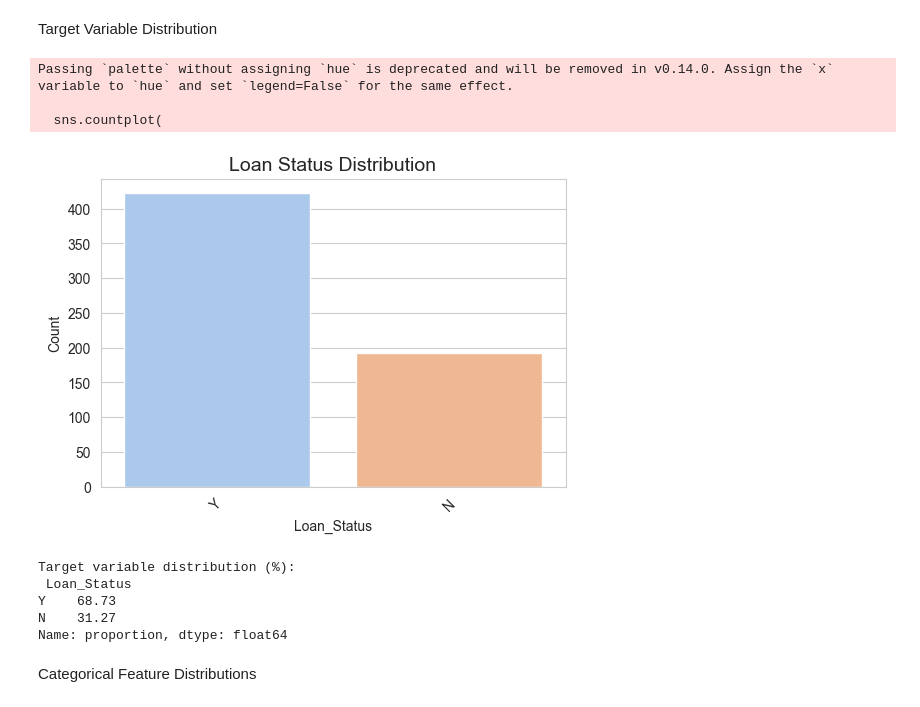
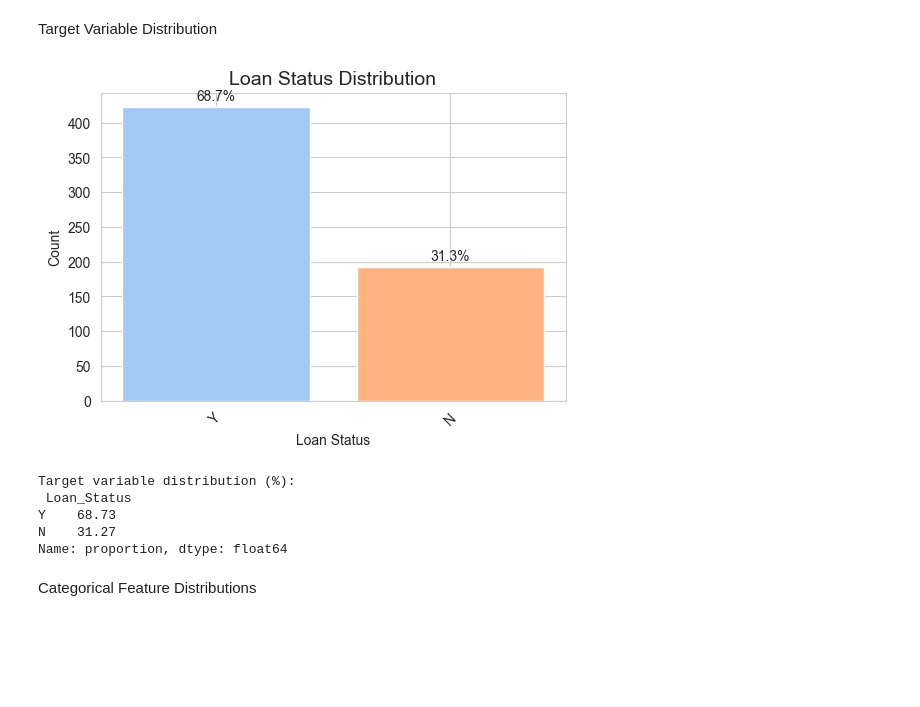
Before and after one commit to mechadns/loan-amount-prediction, a Jupyter notebook: Loan Amount Prediction.ipynb, the cells around one changed output. Cells and saved outputs as stored; diff of their text form; code cells hidden in the pictures; blank space fills up the shorter version.

```diff
--- a/Loan Amount Prediction.ipynb
+++ b/Loan Amount Prediction.ipynb
@@ -266,23 +137,37 @@ Target Variable Distribution
 # %%
 # Target variable distribution
 plt.figure(figsize=(6, 4))
-safe_countplot(train_df, 'Loan_Status', plt.gca())
+ax = plt.gca()
+safe_countplot(train_df, 'Loan_Status', ax)
 plt.title("Loan Status Distribution", fontsize=14)
+plt.xlabel("Loan Status")
+plt.ylabel("Count")
+
+# Add percentage labels on top of bars
+total = len(train_df)
+for p in ax.patches:
+    percentage = f'{100 * p.get_height() / total:.1f}%'
+    ax.annotate(
+        percentage,
+        (p.get_x() + p.get_width() / 2., p.get_height()),
+        ha='center', va='center',
+        xytext=(0, 8),
+        textcoords='offset points',
+        fontsize=10
+    )
+
 plt.show()
 
-# Percentage distribution
+# Print percentage distribution
 target_dist = train_df['Loan_Status'].value_counts(normalize=True) * 100
 print("Target variable distribution (%):\n", target_dist.round(2))
 # %% [output]
+[figure, new version]
-Passing `palette` without assigning `hue` is deprecated and will be removed in v0.14.0. Assign the `x` variable to `hue` and set `legend=False` for the same effect.
-
-  sns.countplot(
+Target variable distribution (%):
+ Loan_Status
+Y    68.73
+N    31.27
+Name: proportion, dtype: float64
-[figure, old version]
-Target variable distribution (%):
- Loan_Status
-Y    68.73
-N    31.27
-Name: proportion, dtype: float64
 # %% [markdown]
 Categorical Feature Distributions
 # %%
```
Also changed, not shown: parts of 93 cells of this notebook, 14 other files.
